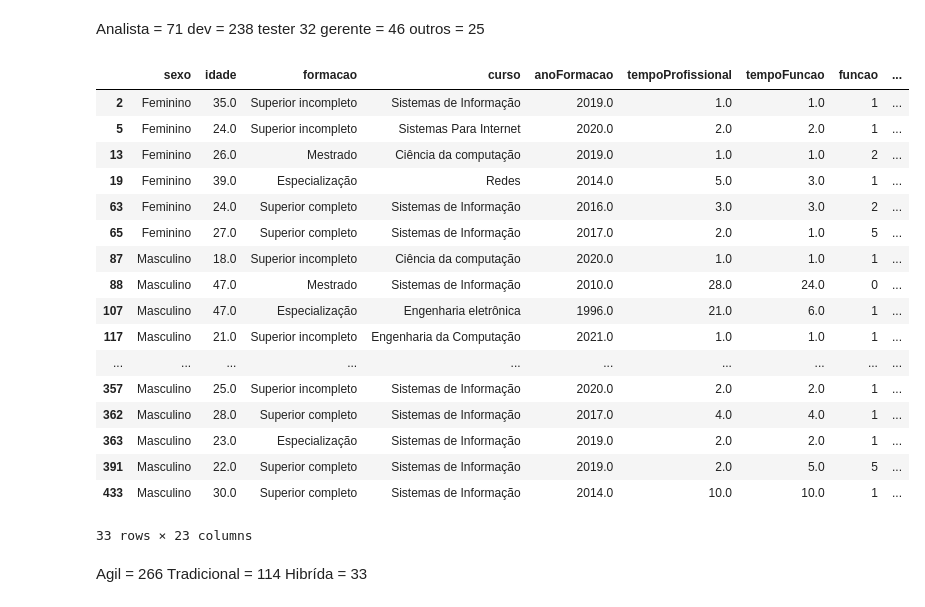
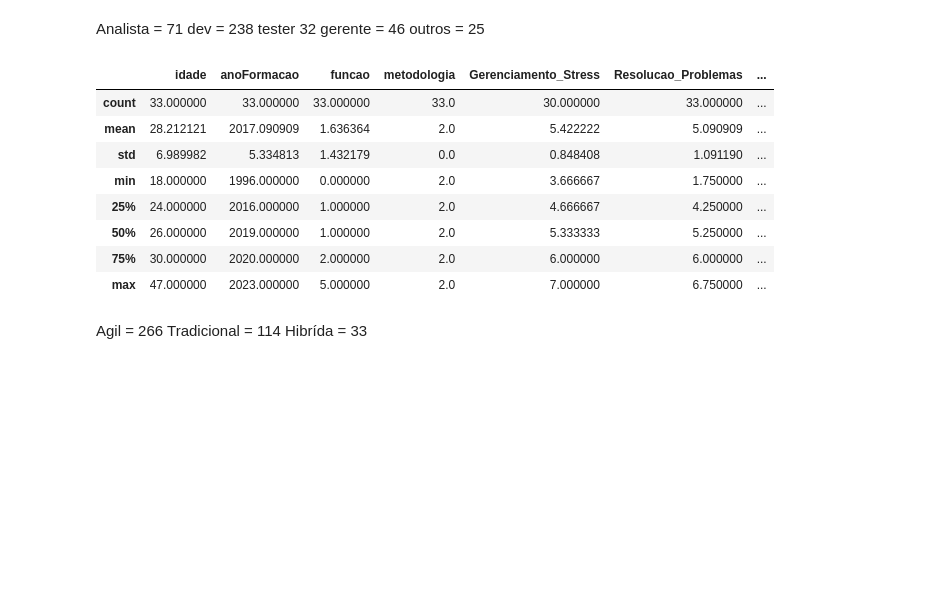
Before and after one commit to dan1lo/PesquisaDoutoradoPosDiferencas, a Jupyter notebook: pesquisa_sexo_completo_base_R.ipynb, the cells around one changed output. Drawn from its saved outputs; the diff is of its cells as text; code cells hidden in the pictures; blank space fills up the shorter version.

```diff
--- a/pesquisa_sexo_completo_base_R.ipynb
+++ b/pesquisa_sexo_completo_base_R.ipynb
@@ -222,26 +193,20 @@ tester 32
 gerente = 46
 outros = 25
 # %%
-dados.query("metodologia == 2"	)
+
+dados_metodologia = dados.query("metodologia == 2")
+
+dados_metodologia.describe()
 # %% [output]
-|  | sexo | idade | formacao | curso | anoFormacao | tempoProfissional | tempoFuncao | funcao | ... |
-| 2 | Feminino | 35.0 | Superior incompleto | Sistemas de Informação | 2019.0 | 1.0 | 1.0 | 1 | ... |
-| 5 | Feminino | 24.0 | Superior incompleto | Sistemas Para Internet | 2020.0 | 2.0 | 2.0 | 1 | ... |
-| 13 | Feminino | 26.0 | Mestrado | Ciência da computação | 2019.0 | 1.0 | 1.0 | 2 | ... |
-| 19 | Feminino | 39.0 | Especialização | Redes | 2014.0 | 5.0 | 3.0 | 1 | ... |
-| 63 | Feminino | 24.0 | Superior completo | Sistemas de Informação | 2016.0 | 3.0 | 3.0 | 2 | ... |
-| 65 | Feminino | 27.0 | Superior completo | Sistemas de Informação | 2017.0 | 2.0 | 1.0 | 5 | ... |
-| 87 | Masculino | 18.0 | Superior incompleto | Ciência da computação | 2020.0 | 1.0 | 1.0 | 1 | ... |
-| 88 | Masculino | 47.0 | Mestrado | Sistemas de Informação | 2010.0 | 28.0 | 24.0 | 0 | ... |
-| 107 | Masculino | 47.0 | Especialização | Engenharia eletrônica | 1996.0 | 21.0 | 6.0 | 1 | ... |
-| 117 | Masculino | 21.0 | Superior incompleto | Engenharia da Computação | 2021.0 | 1.0 | 1.0 | 1 | ... |
-| ... | ... | ... | ... | ... | ... | ... | ... | ... | ... |
-| 357 | Masculino | 25.0 | Superior incompleto | Sistemas de Informação | 2020.0 | 2.0 | 2.0 | 1 | ... |
-| 362 | Masculino | 28.0 | Superior completo | Sistemas de Informação | 2017.0 | 4.0 | 4.0 | 1 | ... |
-| 363 | Masculino | 23.0 | Especialização | Sistemas de Informação | 2019.0 | 2.0 | 2.0 | 1 | ... |
-| 391 | Masculino | 22.0 | Superior completo | Sistemas de Informação | 2019.0 | 2.0 | 5.0 | 5 | ... |
-| 433 | Masculino | 30.0 | Superior completo | Sistemas de Informação | 2014.0 | 10.0 | 10.0 | 1 | ... |
+|  | idade | anoFormacao | funcao | metodologia | Gerenciamento_Stress | Resolucao_Problemas | ... |
+| count | 33.000000 | 33.000000 | 33.000000 | 33.0 | 30.000000 | 33.000000 | ... |
+| mean | 28.212121 | 2017.090909 | 1.636364 | 2.0 | 5.422222 | 5.090909 | ... |
+| std | 6.989982 | 5.334813 | 1.432179 | 0.0 | 0.848408 | 1.091190 | ... |
+| min | 18.000000 | 1996.000000 | 0.000000 | 2.0 | 3.666667 | 1.750000 | ... |
+| 25% | 24.000000 | 2016.000000 | 1.000000 | 2.0 | 4.666667 | 4.250000 | ... |
+| 50% | 26.000000 | 2019.000000 | 1.000000 | 2.0 | 5.333333 | 5.250000 | ... |
+| 75% | 30.000000 | 2020.000000 | 2.000000 | 2.0 | 6.000000 | 6.000000 | ... |
+| max | 47.000000 | 2023.000000 | 5.000000 | 2.0 | 7.000000 | 6.750000 | ... |
-33 rows × 23 columns
 # %% [markdown]
 Agil = 266
 Tradicional = 114
```
Also changed, not shown: parts of 9 cells of this notebook.
